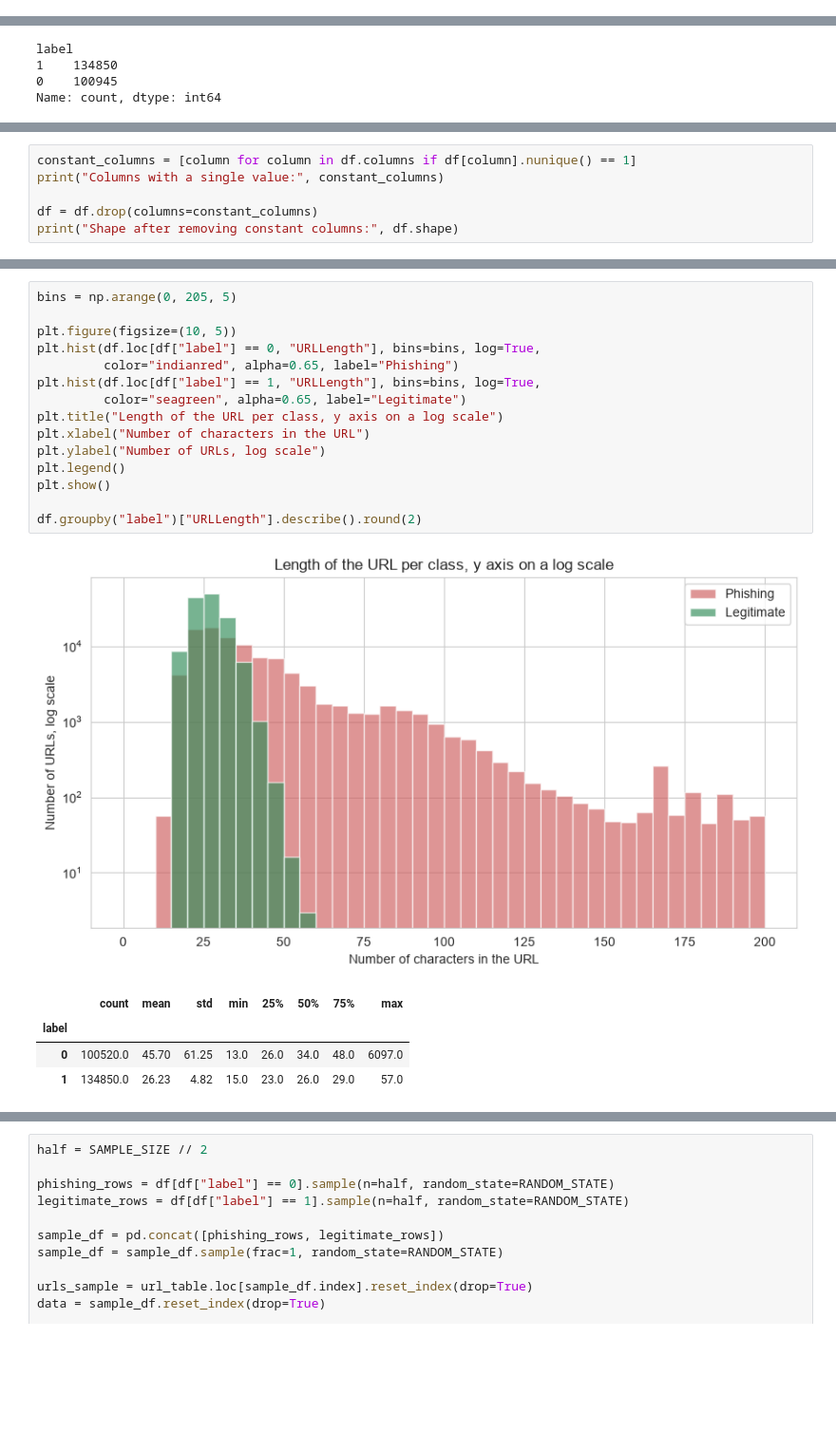
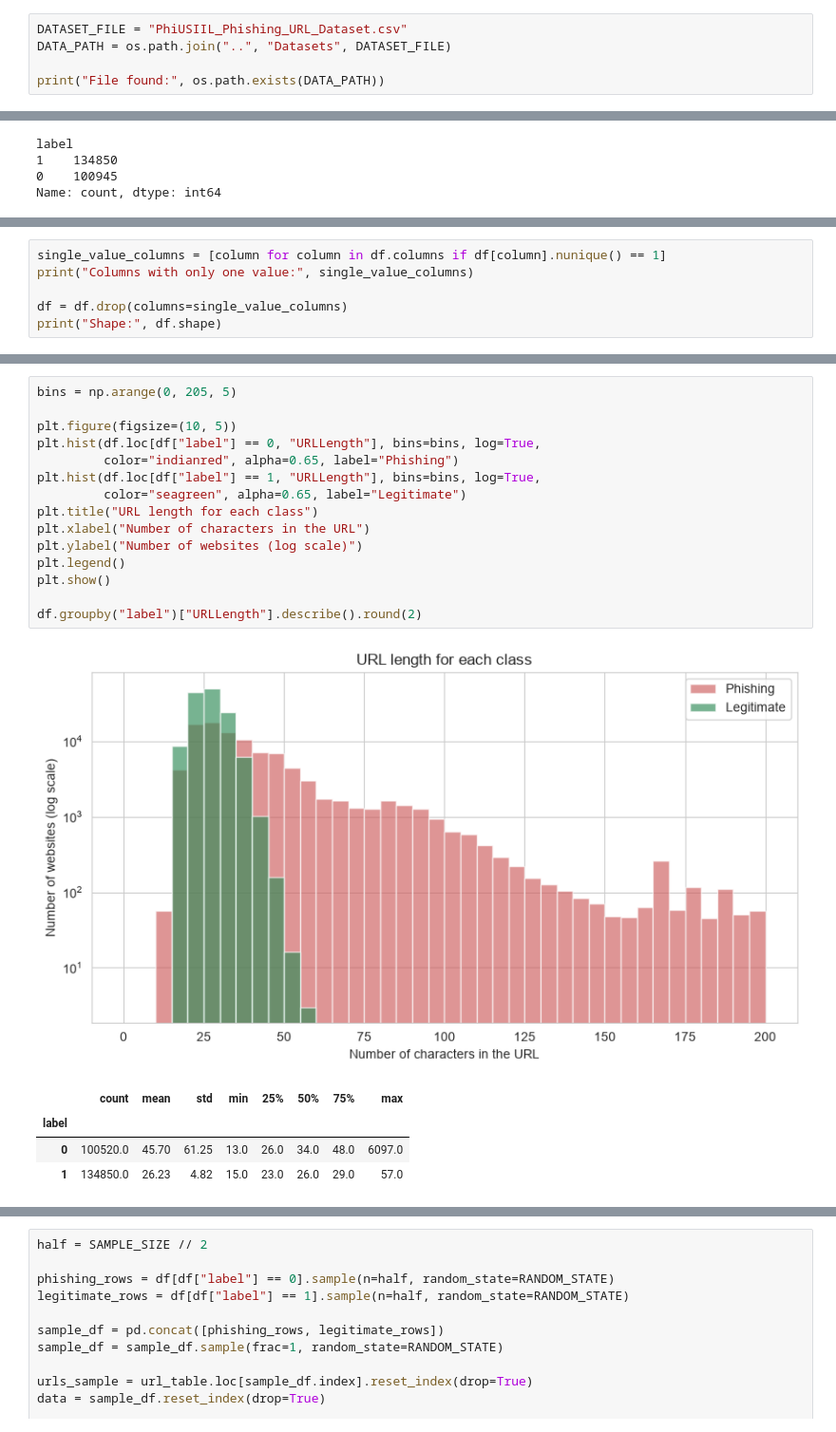
Before and after one commit to Sakib-Dalal/DMML-CourseWork01, a Jupyter notebook: Notebook/DataMining&MachineLearning_Coursework_01.ipynb, the cells around one changed output, grey strips where cells are left out. Shown at 95% size. Cells and saved outputs as stored; diff of their text form; blank space fills up the shorter version.

```diff
--- a/Notebook/DataMining&MachineLearning_Coursework_01.ipynb
+++ b/Notebook/DataMining&MachineLearning_Coursework_01.ipynb
@@ -138,0 +117,5 @@ Dataset path: /Users/sakibdalal/Projects/DMML-CourseWork01/Datasets/PhiUSIIL_Phi
+# %%
+DATASET_FILE = "PhiUSIIL_Phishing_URL_Dataset.csv"
+DATA_PATH = os.path.join("..", "Datasets", DATASET_FILE)
+
+print("File found:", os.path.exists(DATA_PATH))
@@ -256,7 +233,7 @@ incomplete captures instead.
 # %%
-constant_columns = [column for column in df.columns if df[column].nunique() == 1]
-print("Columns with a single value:", constant_columns)
+single_value_columns = [column for column in df.columns if df[column].nunique() == 1]
+print("Columns with only one value:", single_value_columns)
 
-df = df.drop(columns=constant_columns)
-print("Shape after removing constant columns:", df.shape)
+df = df.drop(columns=single_value_columns)
+print("Shape:", df.shape)
 # %% [output]
@@ -332,20 +290,20 @@ The two bars are close in height. A model that always answers "legitimate" reach
 # %%
 bins = np.arange(0, 205, 5)
 
 plt.figure(figsize=(10, 5))
 plt.hist(df.loc[df["label"] == 0, "URLLength"], bins=bins, log=True,
          color="indianred", alpha=0.65, label="Phishing")
 plt.hist(df.loc[df["label"] == 1, "URLLength"], bins=bins, log=True,
          color="seagreen", alpha=0.65, label="Legitimate")
-plt.title("Length of the URL per class, y axis on a log scale")
+plt.title("URL length for each class")
 plt.xlabel("Number of characters in the URL")
-plt.ylabel("Number of URLs, log scale")
+plt.ylabel("Number of websites (log scale)")
 plt.legend()
 plt.show()
 
 df.groupby("label")["URLLength"].describe().round(2)
 # %% [output]
-[figure, old version]
+[figure, new version]
 |  | count | mean | std | min | 25% | 50% | 75% | max |
 | label |  |  |  |  |  |  |  |  |
 | 0 | 100520.0 | 45.70 | 61.25 | 13.0 | 26.0 | 34.0 | 48.0 | 6097.0 |
```
Also changed, not shown: parts of 123 cells of this notebook, 1 other file.
